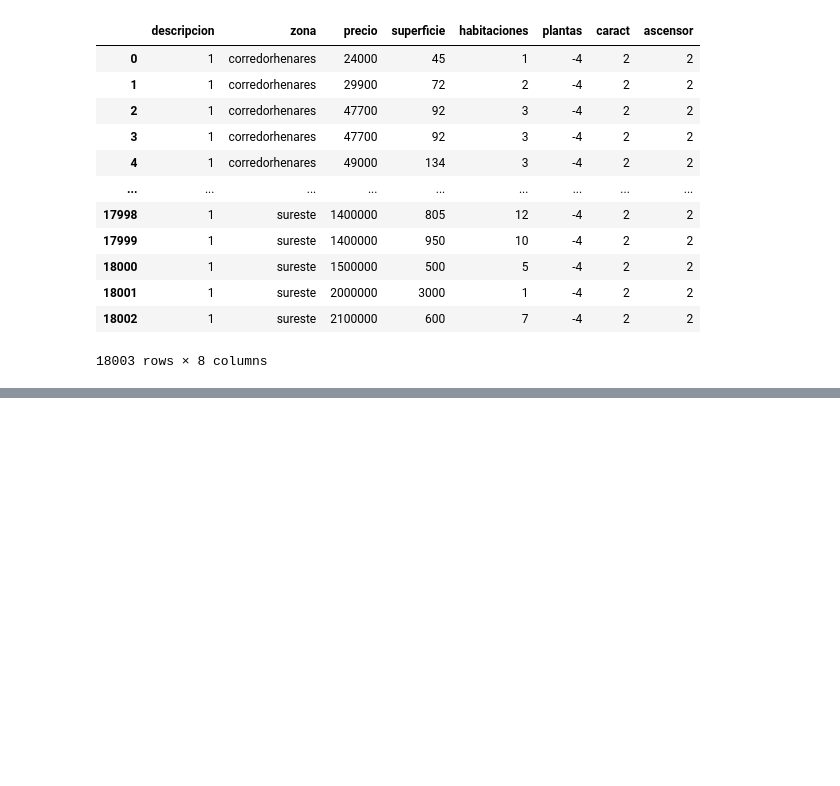
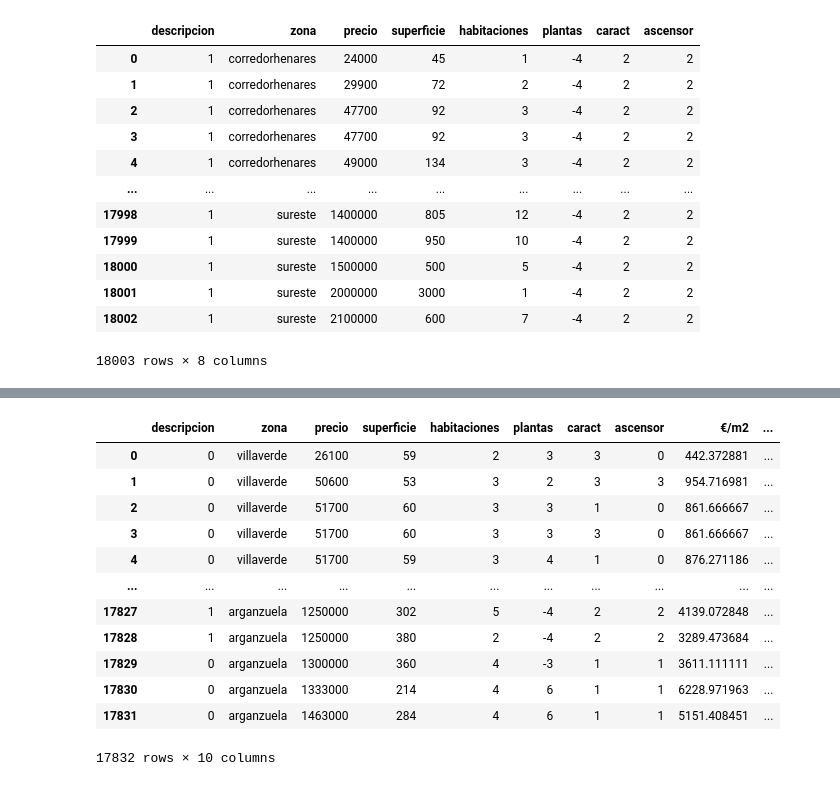
Before and after one commit to Gbau11/Analisis-de-la-vivienda-Idealista, a Jupyter notebook: jupyter/analisis_exploratorio/analisis_explo.ipynb, the cells around one changed output, grey strips where cells are left out. Saved outputs shown, nothing was run; the diff lists cells and outputs as text; code cells hidden in the pictures; blank space fills up the shorter version.

```diff
--- a/jupyter/analisis_exploratorio/analisis_explo.ipynb
+++ b/jupyter/analisis_exploratorio/analisis_explo.ipynb
@@ -59,0 +195,28 @@ mad_ext
+# %%
+precios = {}
+
+for i in mad_int['zona'].unique():
+
+    df = mad_int[mad_int['zona'] == i]
+
+    precio_medio_m2 = df['precio'].mean() / df['superficie'].mean()
+
+    precios[i] = precio_medio_m2
+
+mad_int['zona_€/m2'] = mad_int['zona'].map(precios)
+# %%
+mad_int
+# %% [output]
+|  | descripcion | zona | precio | superficie | habitaciones | plantas | caract | ascensor | €/m2 | ... |
+| 0 | 0 | villaverde | 26100 | 59 | 2 | 3 | 3 | 0 | 442.372881 | ... |
+| 1 | 0 | villaverde | 50600 | 53 | 3 | 2 | 3 | 3 | 954.716981 | ... |
+| 2 | 0 | villaverde | 51700 | 60 | 3 | 3 | 1 | 0 | 861.666667 | ... |
+| 3 | 0 | villaverde | 51700 | 60 | 3 | 3 | 3 | 0 | 861.666667 | ... |
+| 4 | 0 | villaverde | 51700 | 59 | 3 | 4 | 1 | 0 | 876.271186 | ... |
+| ... | ... | ... | ... | ... | ... | ... | ... | ... | ... | ... |
+| 17827 | 1 | arganzuela | 1250000 | 302 | 5 | -4 | 2 | 2 | 4139.072848 | ... |
+| 17828 | 1 | arganzuela | 1250000 | 380 | 2 | -4 | 2 | 2 | 3289.473684 | ... |
+| 17829 | 0 | arganzuela | 1300000 | 360 | 4 | -3 | 1 | 1 | 3611.111111 | ... |
+| 17830 | 0 | arganzuela | 1333000 | 214 | 4 | 6 | 1 | 1 | 6228.971963 | ... |
+| 17831 | 0 | arganzuela | 1463000 | 284 | 4 | 6 | 1 | 1 | 5151.408451 | ... |
+17832 rows × 10 columns
```
Also changed, not shown: parts of 19 cells of this notebook.
